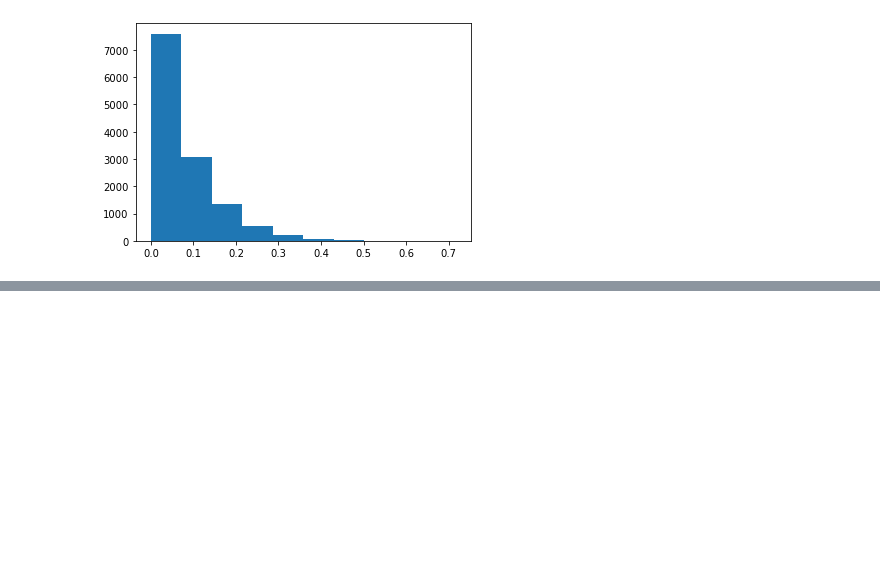
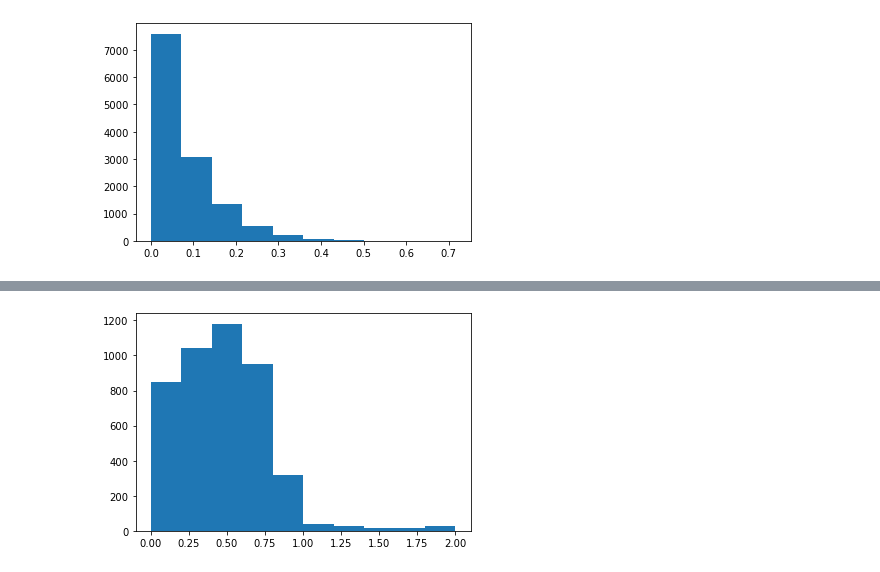
Before and after one commit to ZhongzeCai/Feature_AssortmentNN, a Jupyter notebook: checker.ipynb, the cells around one changed output, grey strips where cells are left out. Cells and saved outputs as stored; diff of their text form; code cells hidden in the pictures; blank space fills up the shorter version.

```diff
--- a/checker.ipynb
+++ b/checker.ipynb
@@ -34,0 +85,6 @@ L1_loss_check(training_yaml_path = "configs/xWy_10_S03_xWyModel.yaml", model_nam
+# %%
+from check_model import model_behavior_check, L1_loss_check
+
+L1_loss_check(training_yaml_path = "configs/Markov_10_xWyModel.yaml", model_name="Markov_10_xWyModel", clamp_level = 2)
+# %% [output]
+[figure, added]
```
Also changed, not shown: parts of 5 cells of this notebook, 13 other files.
